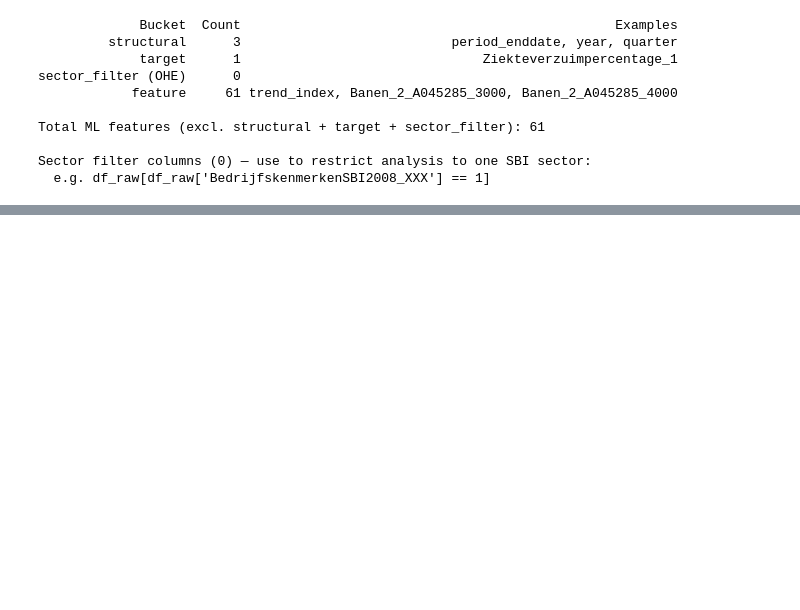
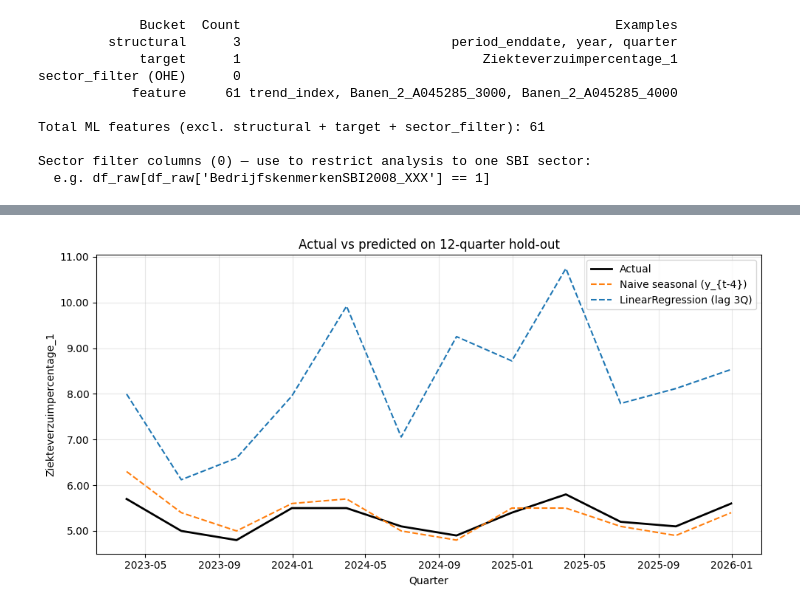
Before and after one commit to ysuurme/eaisi-uwv, a Jupyter notebook: notebooks/ml_experimentation/06_nb_ML_DESN.ipynb, the cells around one changed output, grey strips where cells are left out. Drawn from its saved outputs; the diff is of its cells as text; code cells hidden in the pictures; blank space fills up the shorter version.

Commit message:
First minimal ML notebook

```diff
--- a/notebooks/ml_experimentation/06_nb_ML_DESN.ipynb
+++ b/notebooks/ml_experimentation/06_nb_ML_DESN.ipynb
@@ -87,0 +193,24 @@ Sector filter columns (0) — use to restrict analysis to one SBI sector:
+# %%
+# ── Model B: LinearRegression with 3-quarter lagged features ──────────────
+# To forecast 3 quarters ahead, the model learns y_t = f(X_{t-3}).
+LAG = 3
+X_lagged = df[feature_cols].shift(LAG)
+
+# Align: drop the first LAG rows where lagged features are NaN.
+mask = X_lagged.notna().all(axis=1)
+X_lagged_aligned = X_lagged.loc[mask]
+y_aligned        = df.loc[mask, ML_TARGET_COLUMN]
+
+# Same chronological split — last 12 quarters as test.
+X_train_lag = X_lagged_aligned.iloc[:-TEST_SIZE]
+X_test_lag  = X_lagged_aligned.iloc[-TEST_SIZE:]
+y_train_lag = y_aligned.iloc[:-TEST_SIZE]
+y_test_lag  = y_aligned.iloc[-TEST_SIZE:]
+
+lr = LinearRegression()
+lr.fit(X_train_lag, y_train_lag)
+y_pred_lr = lr.predict(X_test_lag)
+
+print(f"Lagged train shape: {X_train_lag.shape}")
+print(f"Lagged test  shape: {X_test_lag.shape}")
+print(f"First test prediction: {y_pred_lr[0]:.3f}  (actual: {y_test_lag.iloc[0]:.3f})")
@@ -87,0 +249,17 @@ Sector filter columns (0) — use to restrict analysis to one SBI sector:
+# %%
+fig, ax = plt.subplots(figsize=(10, 5))
+
+ax.plot(test.index, y_test.values,       label="Actual",                    color="black", linewidth=2)
+ax.plot(test.index, y_pred_naive.values, label="Naive seasonal (y_{t-4})",  color="tab:orange", linestyle="--")
+ax.plot(test.index, y_pred_lr,           label="LinearRegression (lag 3Q)", color="tab:blue",   linestyle="--")
+
+ax.set_title("Actual vs predicted on 12-quarter hold-out")
+ax.set_xlabel("Quarter")
+ax.set_ylabel(ML_TARGET_COLUMN)
+ax.yaxis.set_major_formatter(mticker.FormatStrFormatter("%.2f"))
+ax.legend()
+ax.grid(True, alpha=0.3)
+plt.tight_layout()
+plt.show()
+# %% [output]
+[figure, added]
```
Also changed, not shown: parts of 18 cells of this notebook.
